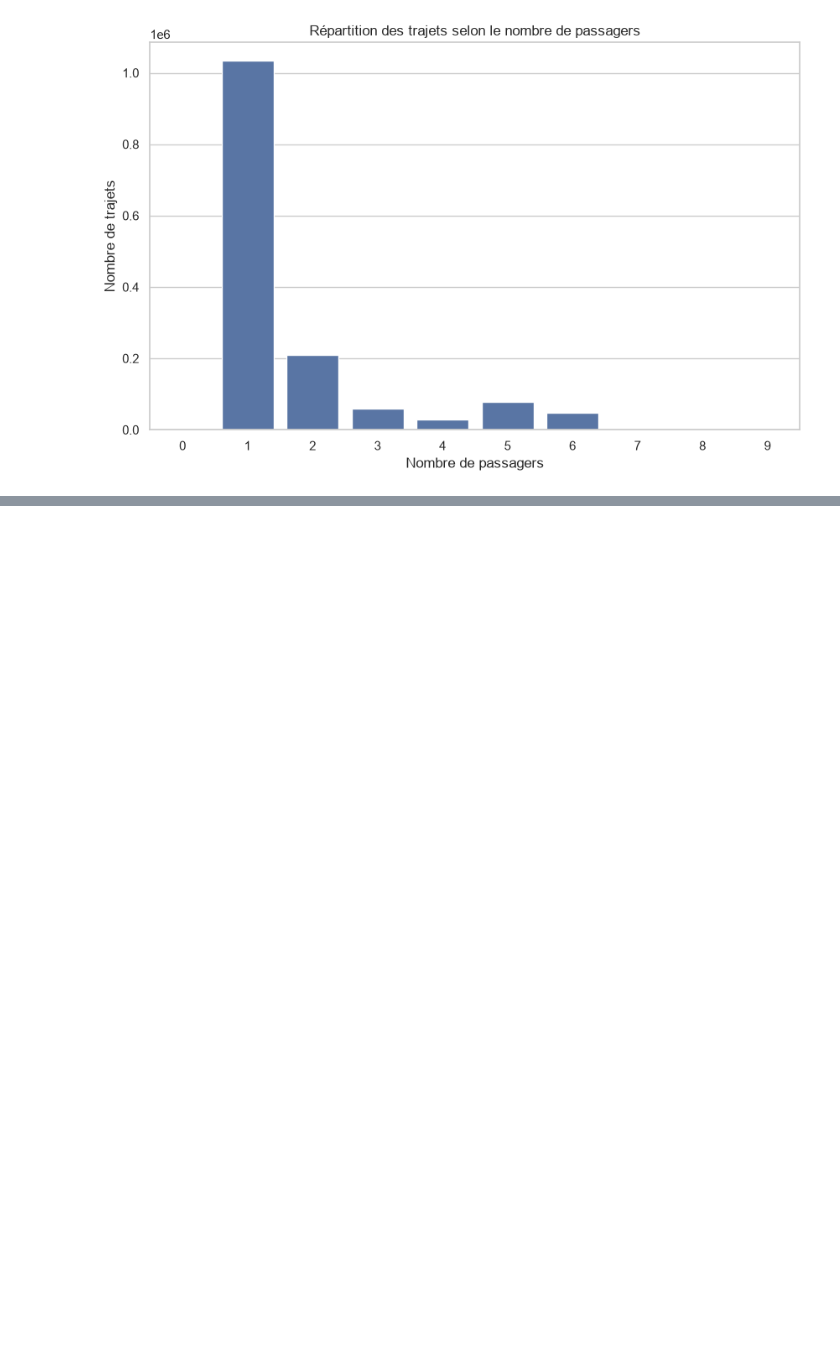
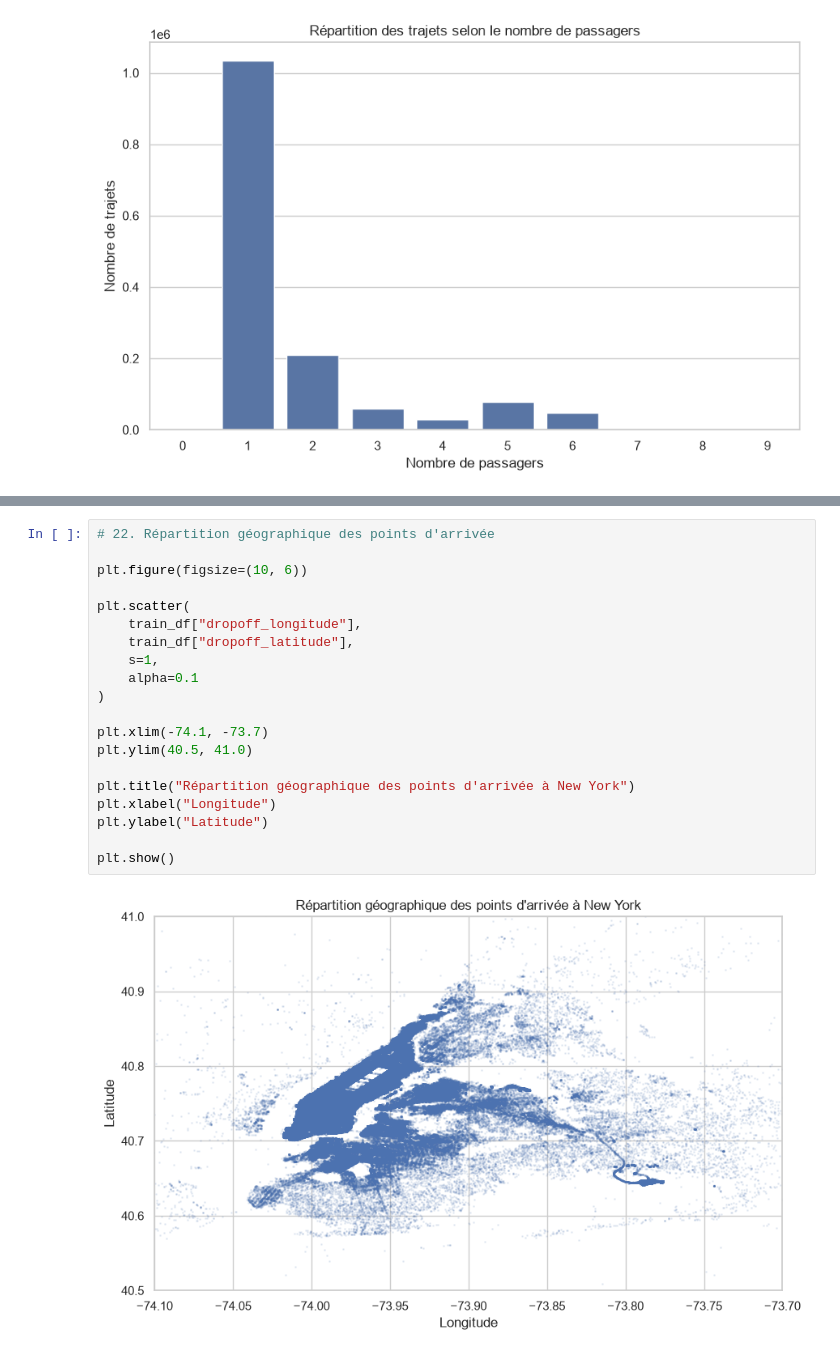
Before and after one commit to rayourama/New-York-City-Taxi-Trip-Duration, a Jupyter notebook: notebooks/01_analyse_exploratoire.ipynb, the cells around one changed output, grey strips where cells are left out. Saved outputs shown, nothing was run; the diff lists cells and outputs as text; blank space fills up the shorter version.

```diff
--- a/notebooks/01_analyse_exploratoire.ipynb
+++ b/notebooks/01_analyse_exploratoire.ipynb
@@ -576,0 +660,22 @@ plt.show()
+# %%
+# 22. Répartition géographique des points d'arrivée
+
+plt.figure(figsize=(10, 6))
+
+plt.scatter(
+    train_df["dropoff_longitude"],
+    train_df["dropoff_latitude"],
+    s=1,
+    alpha=0.1
+)
+
+plt.xlim(-74.1, -73.7)
+plt.ylim(40.5, 41.0)
+
+plt.title("Répartition géographique des points d'arrivée à New York")
+plt.xlabel("Longitude")
+plt.ylabel("Latitude")
+
+plt.show()
+# %% [output]
+[figure, added]
```
Also changed, not shown: parts of 9 cells of this notebook.
